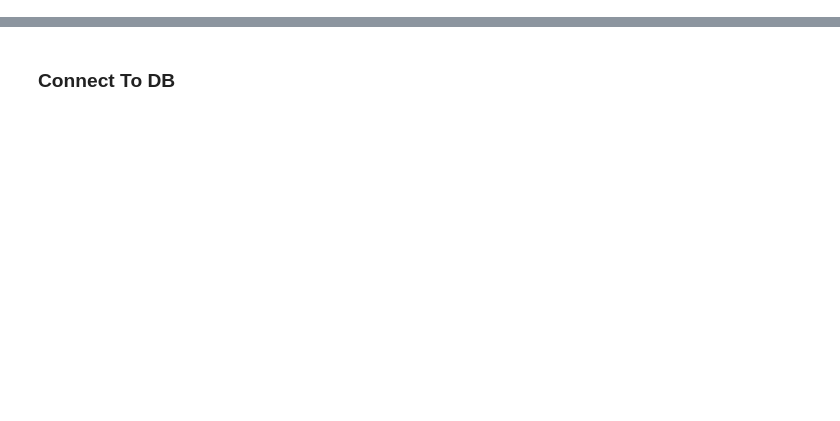
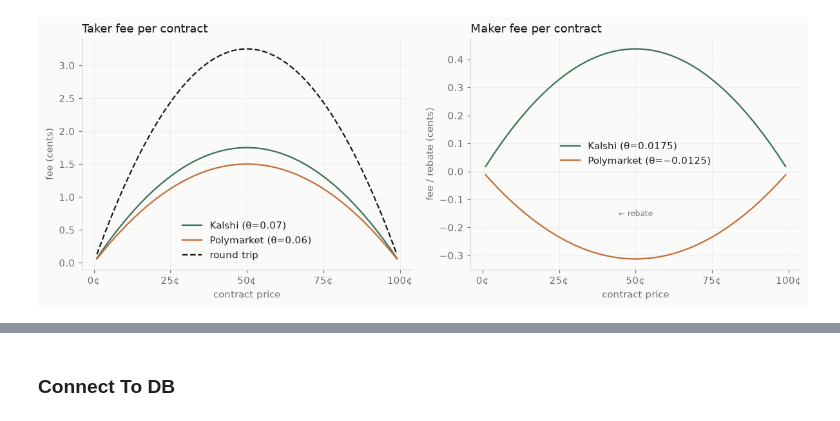
Before and after one commit to zhinit/prediction-market-analysis, a Jupyter notebook: analysis/cross_platform_arbitrage.ipynb, the cells around one changed output, grey strips where cells are left out. Saved outputs shown, nothing was run; the diff lists cells and outputs as text; code cells hidden in the pictures; blank space fills up the shorter version.

```diff
--- a/analysis/cross_platform_arbitrage.ipynb
+++ b/analysis/cross_platform_arbitrage.ipynb
@@ -60,0 +135,38 @@ from IPython.display import Markdown, display
+# %%
+p = np.linspace(0.01, 0.99, 200)
+
+k_taker = 0.07 * p * (1 - p) * 100   # cents
+k_maker = 0.0175 * p * (1 - p) * 100
+p_taker = 0.06 * p * (1 - p) * 100
+p_maker = -0.0125 * p * (1 - p) * 100
+combined_taker = k_taker + p_taker
+
+fig, (ax1, ax2) = plt.subplots(1, 2, figsize=(11, 4.2), sharey=False)
+
+# Taker fees
+ax1.plot(p, k_taker, color=GREEN, lw=1.5, label="Kalshi (θ=0.07)")
+ax1.plot(p, p_taker, color=CLAY, lw=1.5, label="Polymarket (θ=0.06)")
+ax1.plot(p, combined_taker, color=INK, lw=1.5, ls="--", label="round trip")
+ax1.set_title("Taker fee per contract", color=INK)
+ax1.set_xlabel("contract price")
+ax1.set_ylabel("fee (cents)")
+ax1.legend(frameon=False)
+ax1.set_xticks([0, 0.25, 0.50, 0.75, 1.0])
+ax1.set_xticklabels(["0¢", "25¢", "50¢", "75¢", "100¢"])
+
+# Maker fees / rebates
+ax2.plot(p, k_maker, color=GREEN, lw=1.5, label="Kalshi (θ=0.0175)")
+ax2.plot(p, p_maker, color=CLAY, lw=1.5, label="Polymarket (θ=−0.0125)")
+ax2.axhline(0, color=BASELINE, lw=0.8, zorder=0)
+ax2.set_title("Maker fee per contract", color=INK)
+ax2.set_xlabel("contract price")
+ax2.set_ylabel("fee / rebate (cents)")
+ax2.legend(frameon=False)
+ax2.set_xticks([0, 0.25, 0.50, 0.75, 1.0])
+ax2.set_xticklabels(["0¢", "25¢", "50¢", "75¢", "100¢"])
+ax2.annotate("← rebate", xy=(0.5, -0.16), fontsize=8, color=MUTED, ha="center")
+
+fig.tight_layout()
+plt.show()
+# %% [output]
+[figure, added]
```
Also changed, not shown: parts of 65 cells of this notebook.
